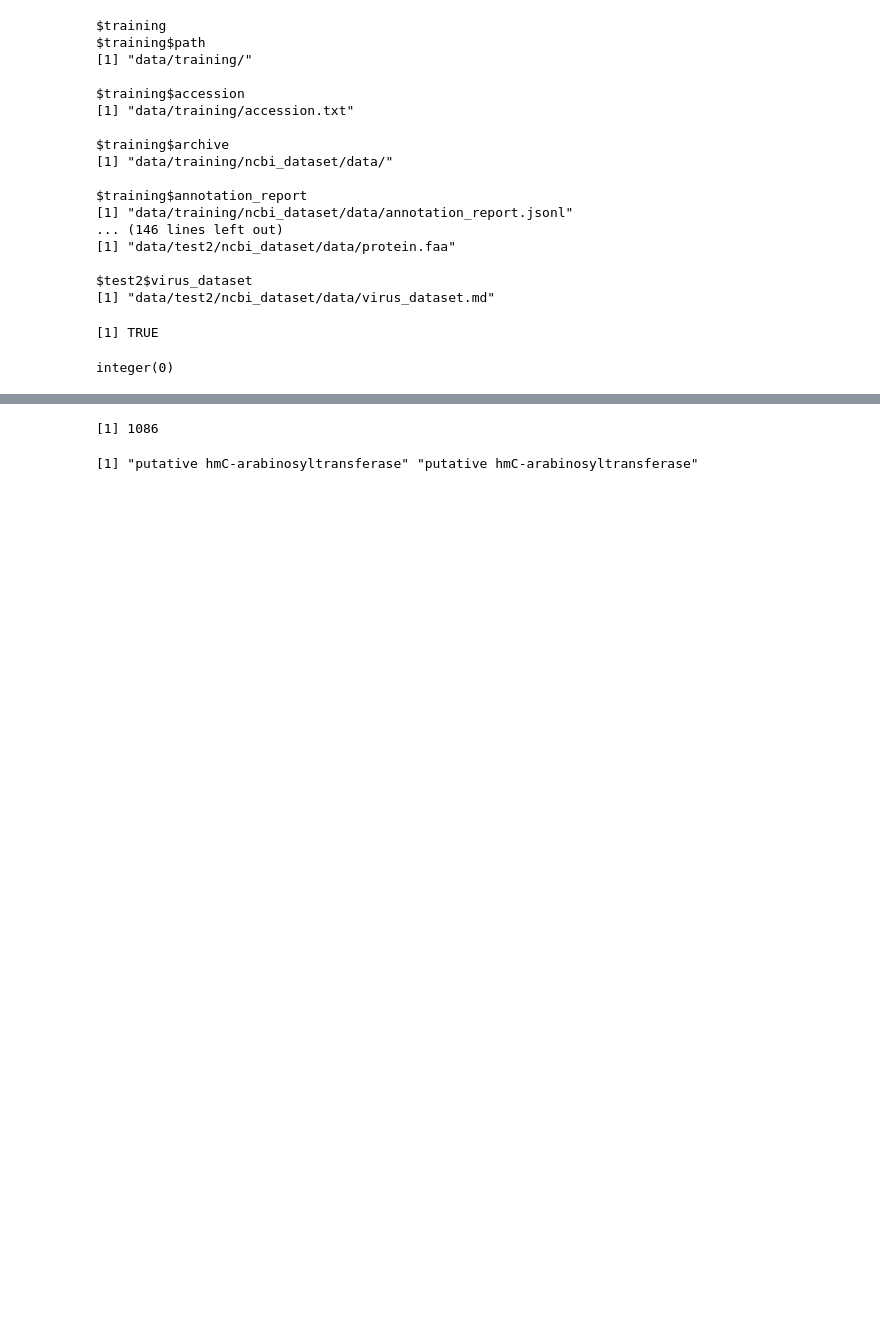
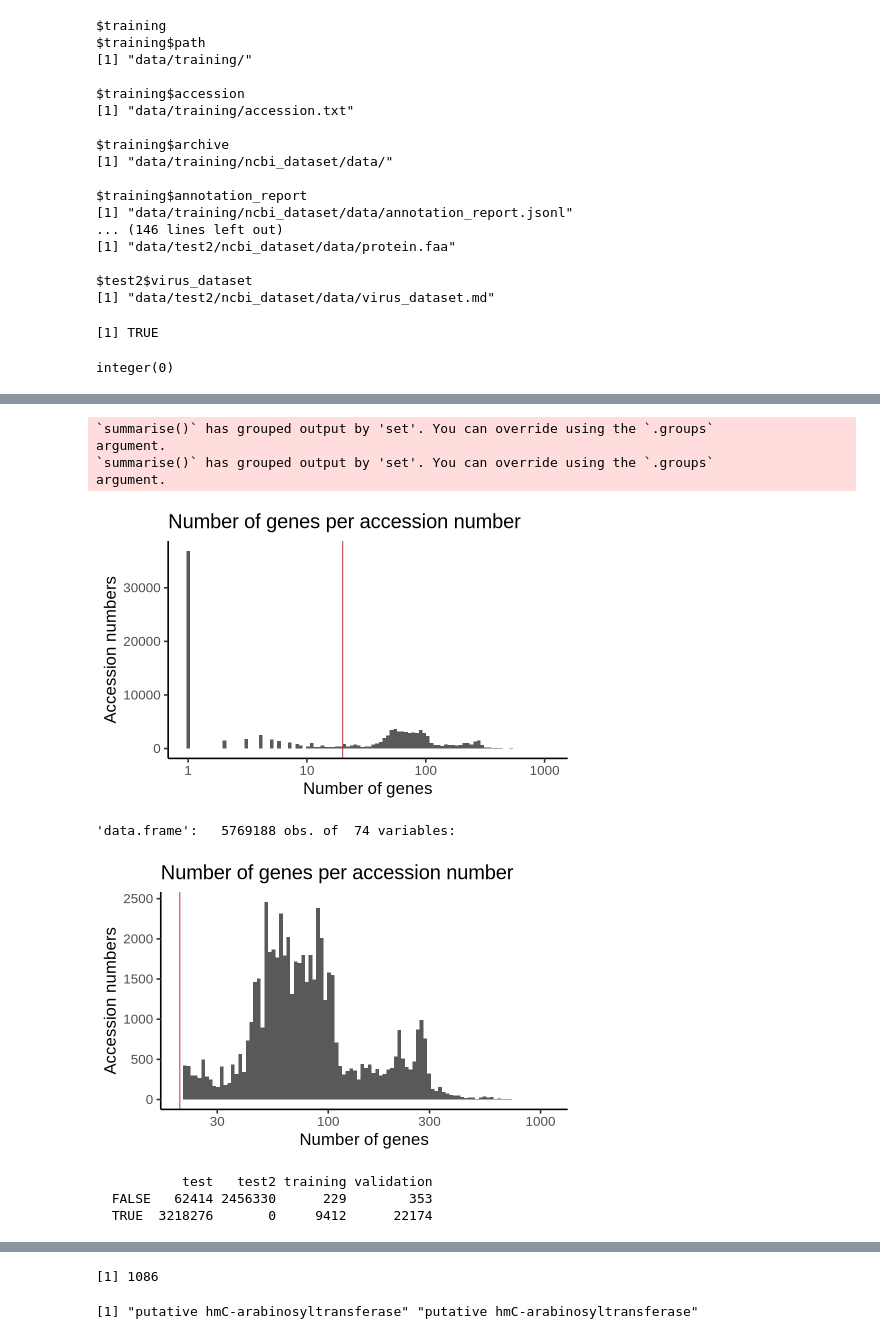
Before and after one commit to fineranlab/phage-genome-arabinosylation, a Jupyter notebook: bin/B_detect-arabinosylation-genes.ipynb, the cells around one changed output, grey strips where cells are left out. Saved outputs shown, nothing was run; the diff lists cells and outputs as text; code cells hidden in the pictures; blank space fills up the shorter version.

```diff
--- a/bin/B_detect-arabinosylation-genes.ipynb
+++ b/bin/B_detect-arabinosylation-genes.ipynb
@@ -178,3 +239,63 @@ validation$features$protein_seq <- as.character(validation$protein)[index]
+# %%
+# Add protein sequences
+features$protein_seq <- NA
+
+## Training
+index_a <- features$set == 'training'
+index_b <- match(features$protein_key[index_a], names(training$protein))
+features$protein_seq[index_a] <- as.character(training$protein)[index_b]
+# %%
+# Filter GTF
+options(repr.plot.width=8, repr.plot.height=5)
+
+## Set threshold
+thresh <- 20
+
+## Fetch data
+df <- features %>% mutate(N = 1) %>% group_by(set, Accession) %>% summarize(total = sum(N))
+
+## Plot
+ggplot(df, aes(total)) +
+  geom_histogram(bins = 100) +
+  geom_vline(xintercept = thresh, col='firebrick') +
+  theme_classic(20) +
+  scale_x_continuous(trans='log10') +
+  labs(title='Number of genes per accession number', x='Number of genes', y='Accession numbers')
+
+## Filter
+index <- df$Accession[df$total > thresh]
+index <- features$Accession %in% index
+features <- features[index,]
+
+## Fetch data
+df <- features %>% mutate(N = 1) %>% group_by(set, Accession) %>% summarize(total = sum(N))
+
+## Plot
+ggplot(df, aes(total)) +
+  geom_histogram(bins = 100) +
+  geom_vline(xintercept = thresh, col='firebrick') +
+  theme_classic(20) +
+  scale_x_continuous(trans='log10') +
+  labs(title='Number of genes per accession number', x='Number of genes', y='Accession numbers')
+
+## View
+str(features, max.level = 0)
+# %% [output]
+`summarise()` has grouped output by 'set'. You can override using the `.groups`
+argument.
+`summarise()` has grouped output by 'set'. You can override using the `.groups`
+argument.
+[figure, added]
+'data.frame':   5769188 obs. of  74 variables:
+[figure, added]
+# %%
+## Duplicated genes
+features$is_unique <- !duplicated(features$protein_key)
+table(features$is_unique, features$set)
+# %% [output]
+           test   test2 training validation
+  FALSE   62414 2456330      229        353
+  TRUE  3218276       0     9412      22174
 # %%
 # Read data
 
```
Also changed, not shown: parts of 54 cells of this notebook, 2 other files.
